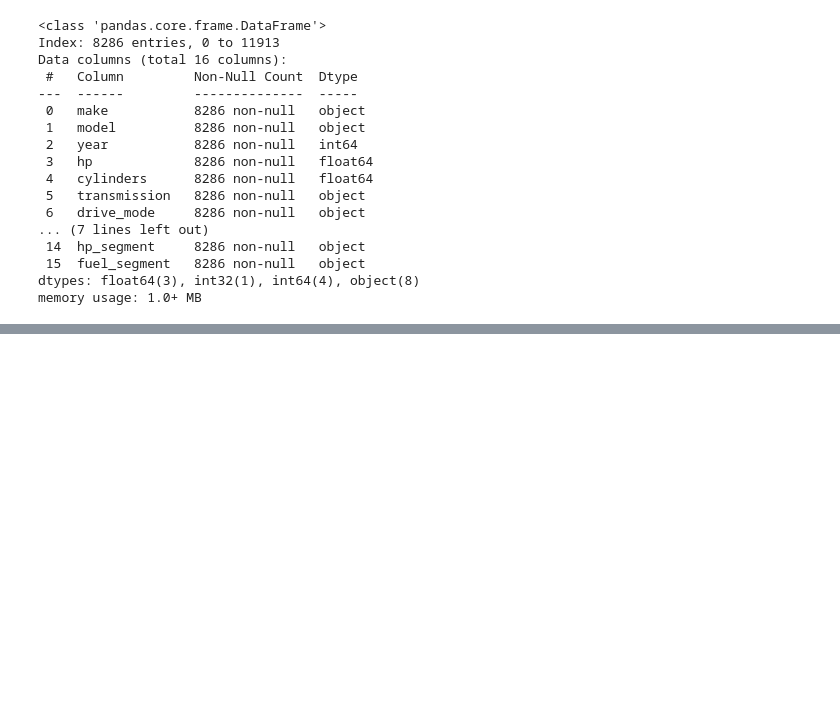
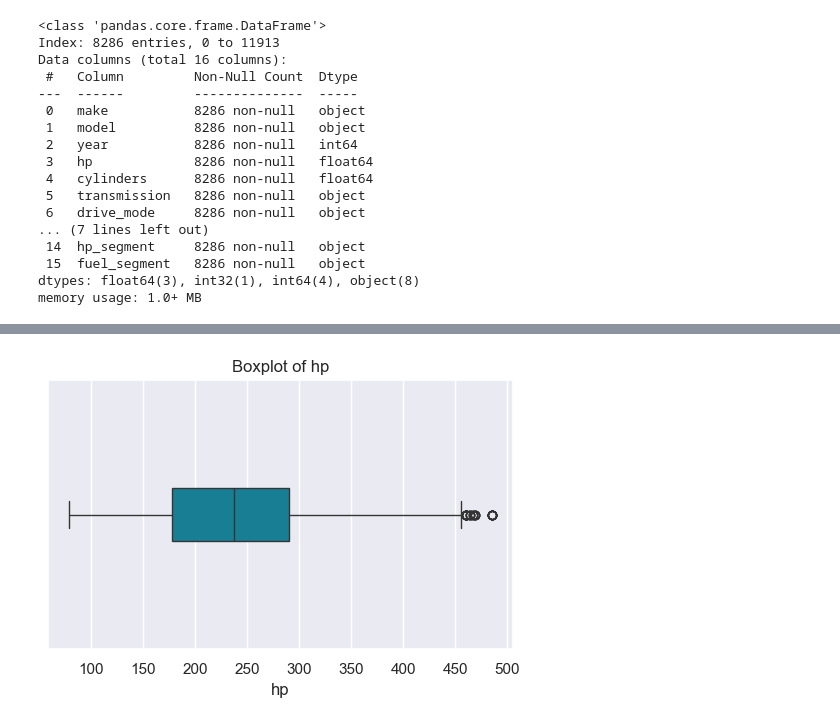
Before and after one commit to Rhahloth/car_sale_eda, a Jupyter notebook: car_sales_eda.ipynb, the cells around one changed output, grey strips where cells are left out. Cells and saved outputs as stored; diff of their text form; code cells hidden in the pictures; blank space fills up the shorter version.

```diff
--- a/car_sales_eda.ipynb
+++ b/car_sales_eda.ipynb
@@ -89,5 +47,12 @@ def wrangle(filename):
 # %%
-df =  wrangle('data.csv')
+# Import the class
+from car_sales_wrangler import CarSalesDataWrangler
+
+# Initialize the wrangler with your dataset
+wrangler = CarSalesDataWrangler("data.csv")
+
+# Call the wrangle method to clean and preprocess the data
+df = wrangler.wrangle()
 print(f'Dataset: {df.shape[0]} rows and {df.shape[1]} columns')
 print(f'Dataset size: {df.size} ')
 df.head()
@@ -371,0 +156,13 @@ From this analysis, it’s clear that multiple factors influence car prices, inc
+# %%
+# Get numeric columns
+nums_cols = df.select_dtypes('number').columns.to_list()
+
+# Loop through columns and plot only if column is 'hp'
+for i in nums_cols:
+    if i == 'hp':  # change to exact match with '=='
+        plt.figure(figsize=(6, 3.5))
+        sns.boxplot(x=df[i], color='#048BA8', width = 0.2)
+        plt.title(f'Boxplot of {i}')
+        plt.show()
+# %% [output]
+[figure, added]
```
Also changed, not shown: parts of 99 cells of this notebook, 1 other file.
